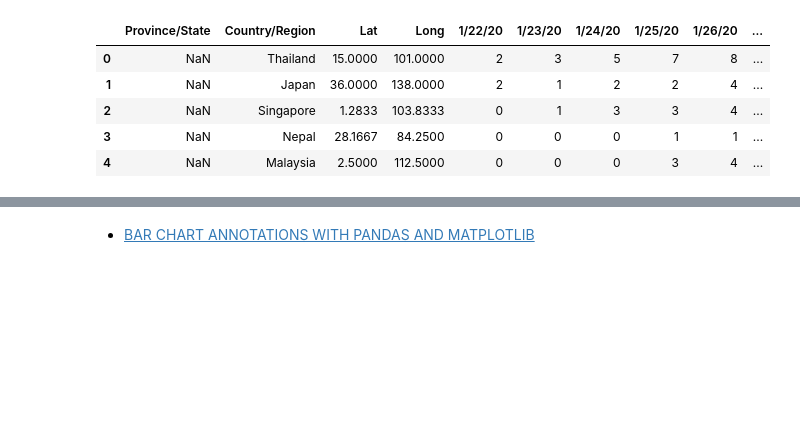
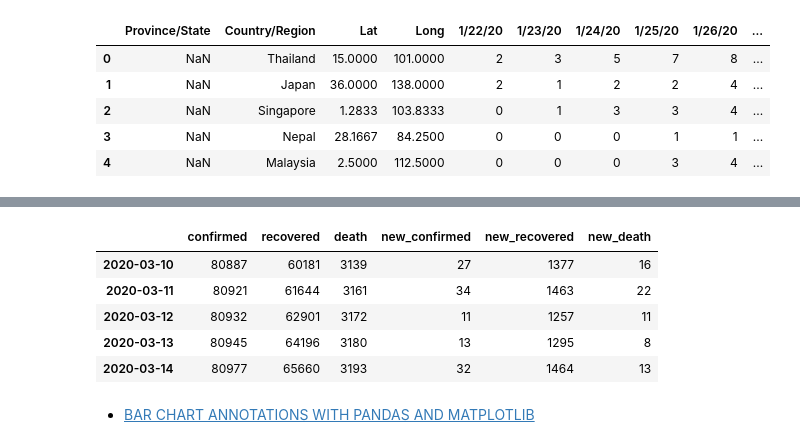
Before and after one commit to cs224/covid-19-data-analysis, a Jupyter notebook: covid-19-data-analysis.ipynb, the cells around one changed output, grey strips where cells are left out. Saved outputs shown, nothing was run; the diff lists cells and outputs as text; code cells hidden in the pictures; blank space fills up the shorter version.

```diff
--- a/covid-19-data-analysis.ipynb
+++ b/covid-19-data-analysis.ipynb
@@ -105,3 +111,13 @@ df.tail()
+# %%
+df = covid19.get_cases_by_region(region='China')
+df.tail()
+# %% [output]
+|  | confirmed | recovered | death | new_confirmed | new_recovered | new_death |
+| 2020-03-10 | 80887 | 60181 | 3139 | 27 | 1377 | 16 |
+| 2020-03-11 | 80921 | 61644 | 3161 | 34 | 1463 | 22 |
+| 2020-03-12 | 80932 | 62901 | 3172 | 11 | 1257 | 11 |
+| 2020-03-13 | 80945 | 64196 | 3180 | 13 | 1295 | 8 |
+| 2020-03-14 | 80977 | 65660 | 3193 | 32 | 1464 | 13 |
 # %% [markdown]
 * [BAR CHART ANNOTATIONS WITH PANDAS AND MATPLOTLIB](https://robertmitchellv.com/blog-bar-chart-annotations-pandas-mpl.html)
 # %%
```
Also changed, not shown: parts of 28 cells of this notebook, 3 other files.
